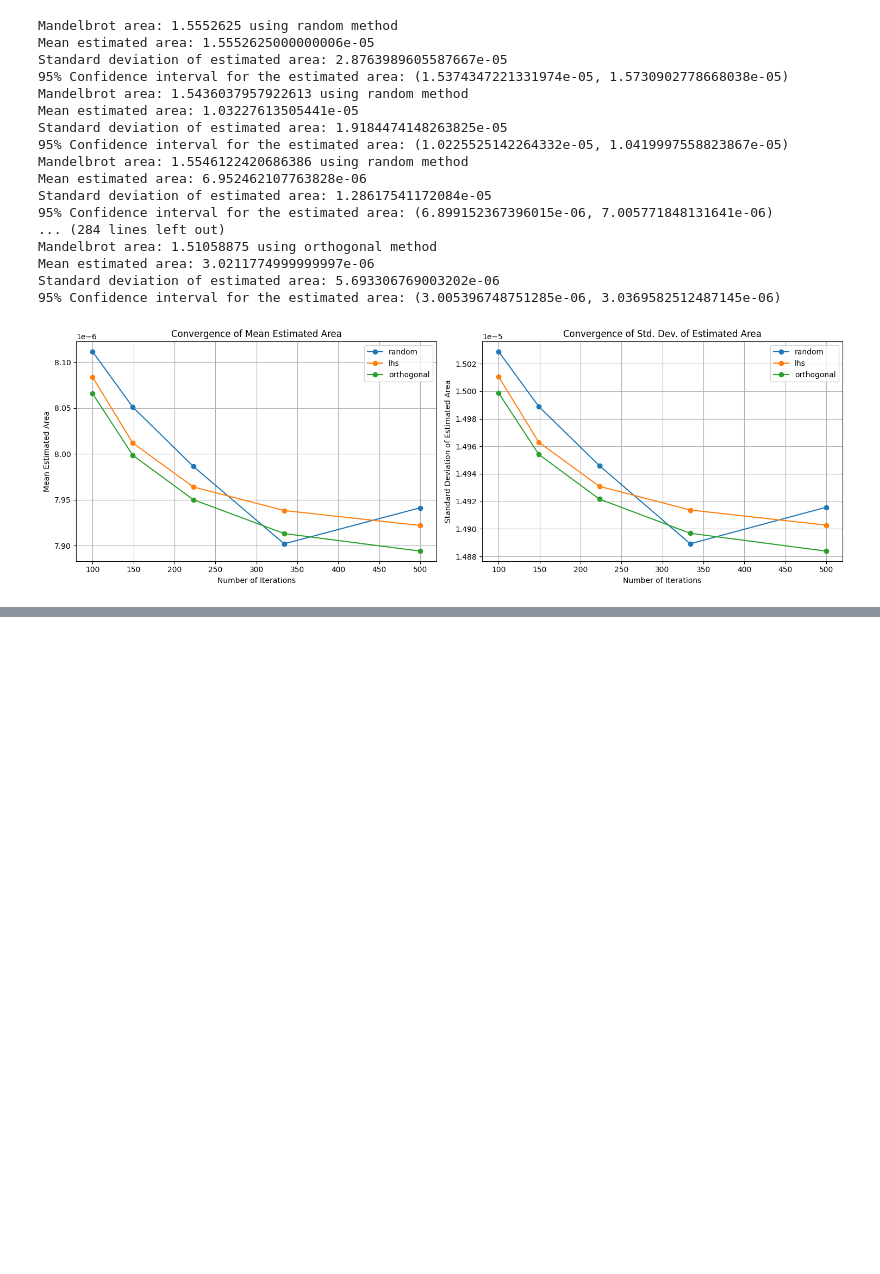
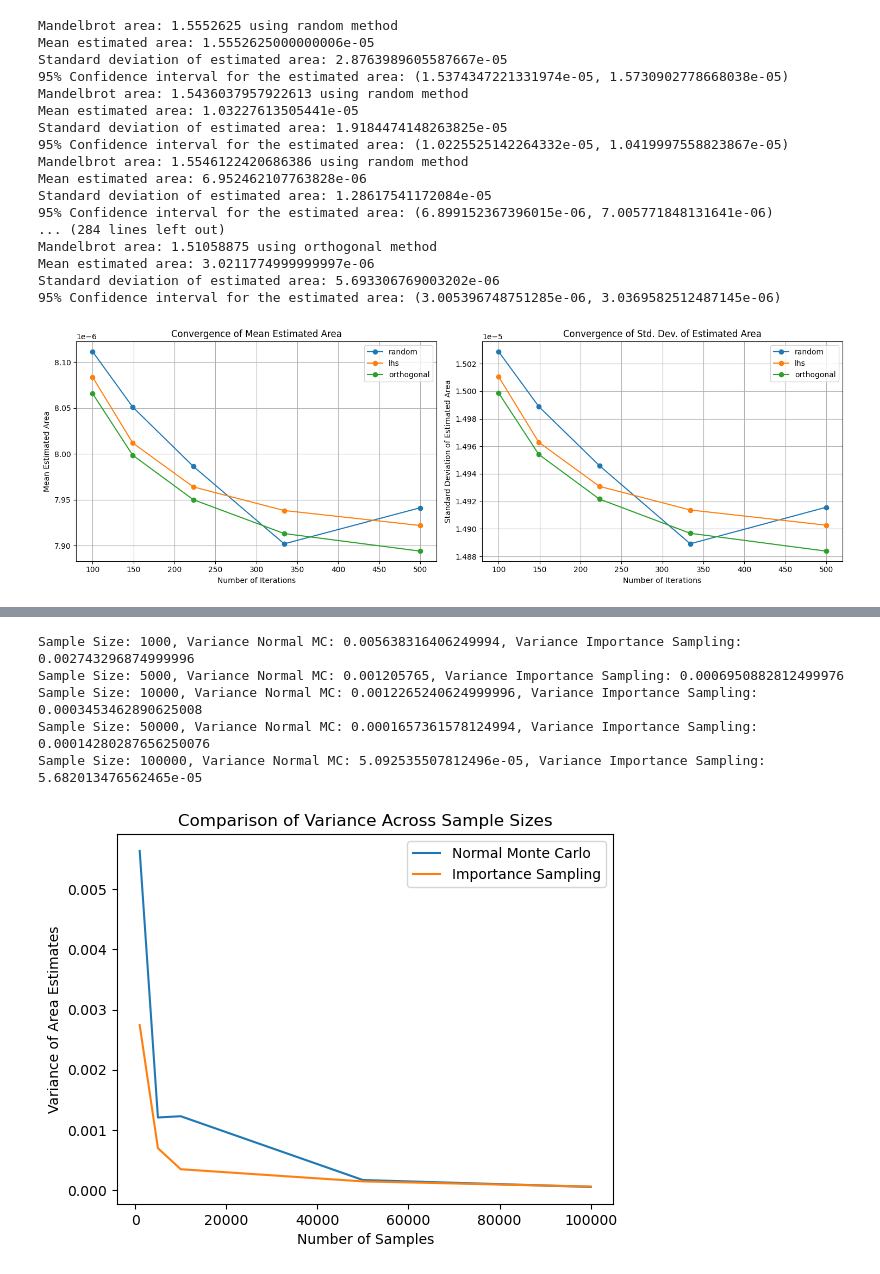
Before and after one commit to jonas4climate/ss-assignment1, a Jupyter notebook: CalvinLaw_11306734_RaymondZhang_14865904_JonasSchaefer_14039982_1.ipynb, the cells around one changed output, grey strips where cells are left out. Cells and saved outputs as stored; diff of their text form; code cells hidden in the pictures; blank space fills up the shorter version.

```diff
--- a/CalvinLaw_11306734_RaymondZhang_14865904_JonasSchaefer_14039982_1.ipynb
+++ b/CalvinLaw_11306734_RaymondZhang_14865904_JonasSchaefer_14039982_1.ipynb
@@ -651,0 +747,47 @@ Standard deviation of estimated area: 5.693306769003202e-06
+# %%
+def variance_normal_mc(max_iter, n_points, repetitions):
+    estimates = []
+    for _ in range(repetitions):
+        _, _, inside_points = mandelbrot_parallel_mc(max_iter, n_points)
+        area_estimate = len(inside_points) / n_points * total_area
+        estimates.append(area_estimate)
+    return np.var(estimates)
+
+def variance_importance_sampling(max_iter, n_points, repetitions):
+    pdf = compute_importance_sampling_distribution(inside_points)
+    estimates = []
+    for _ in range(repetitions):
+        new_samples = generate_samples_with_importance_sampling(pdf, n_points)
+        area_estimate = estimate_mandelbrot_area_with_importance_sampling(new_samples)
+        estimates.append(area_estimate)
+    return np.var(estimates)
+
+sample_sizes = [1000, 5000, 10000, 50000, 100000]
+repetitions = 10
+variances_normal_mc = []
+variances_importance_sampling = []
+
+for n_points in sample_sizes:
+    var_normal_mc = variance_normal_mc(max_iter, n_points, repetitions)
+    var_importance_sampling = variance_importance_sampling(max_iter, n_points, repetitions)
+
+    variances_normal_mc.append(var_normal_mc)
+    variances_importance_sampling.append(var_importance_sampling)
+
+    print(f"Sample Size: {n_points}, Variance Normal MC: {var_normal_mc}, Variance Importance Sampling: {var_importance_sampling}")
+
+# Plot
+plt.plot(sample_sizes, variances_normal_mc, label='Normal Monte Carlo')
+plt.plot(sample_sizes, variances_importance_sampling, label='Importance Sampling')
+plt.xlabel('Number of Samples')
+plt.ylabel('Variance of Area Estimates')
+plt.title('Comparison of Variance Across Sample Sizes')
+plt.legend()
+plt.show()
+# %% [output]
+Sample Size: 1000, Variance Normal MC: 0.005638316406249994, Variance Importance Sampling: 0.002743296874999996
+Sample Size: 5000, Variance Normal MC: 0.001205765, Variance Importance Sampling: 0.0006950882812499976
+Sample Size: 10000, Variance Normal MC: 0.0012265240624999996, Variance Importance Sampling: 0.0003453462890625008
+Sample Size: 50000, Variance Normal MC: 0.0001657361578124994, Variance Importance Sampling: 0.00014280287656250076
+Sample Size: 100000, Variance Normal MC: 5.092535507812496e-05, Variance Importance Sampling: 5.682013476562465e-05
+[figure, added]
```
Also changed, not shown: parts of 7 cells of this notebook.
